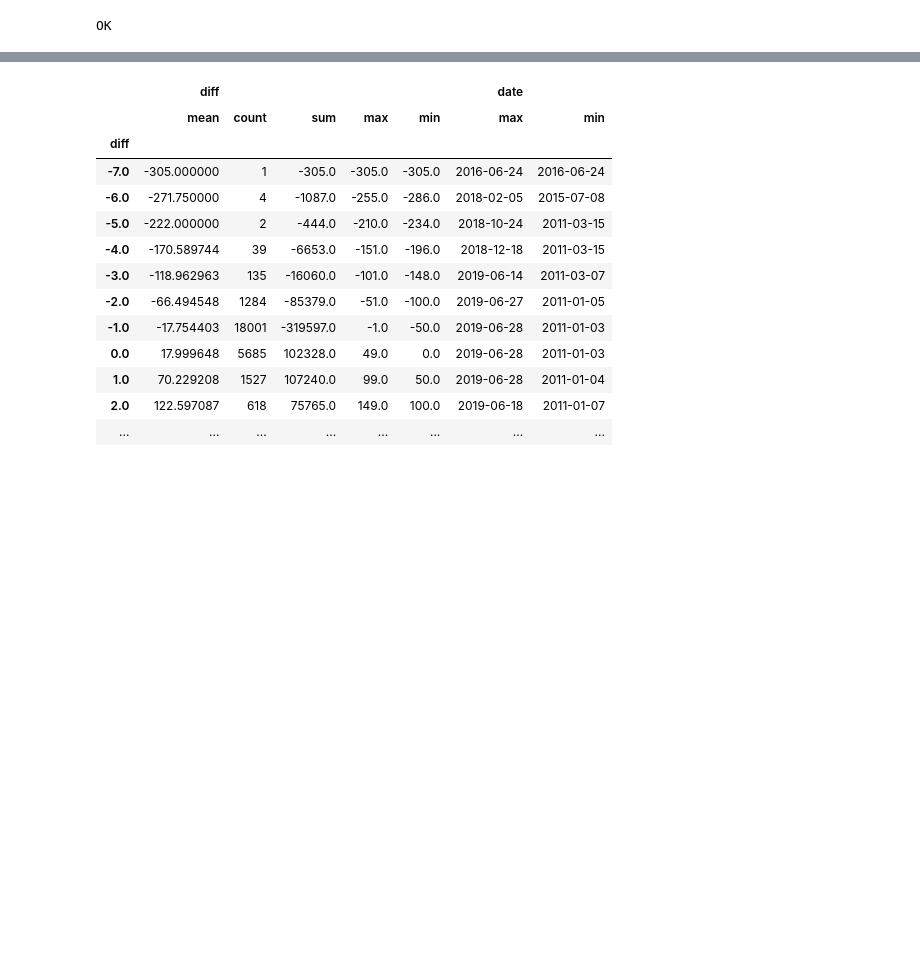
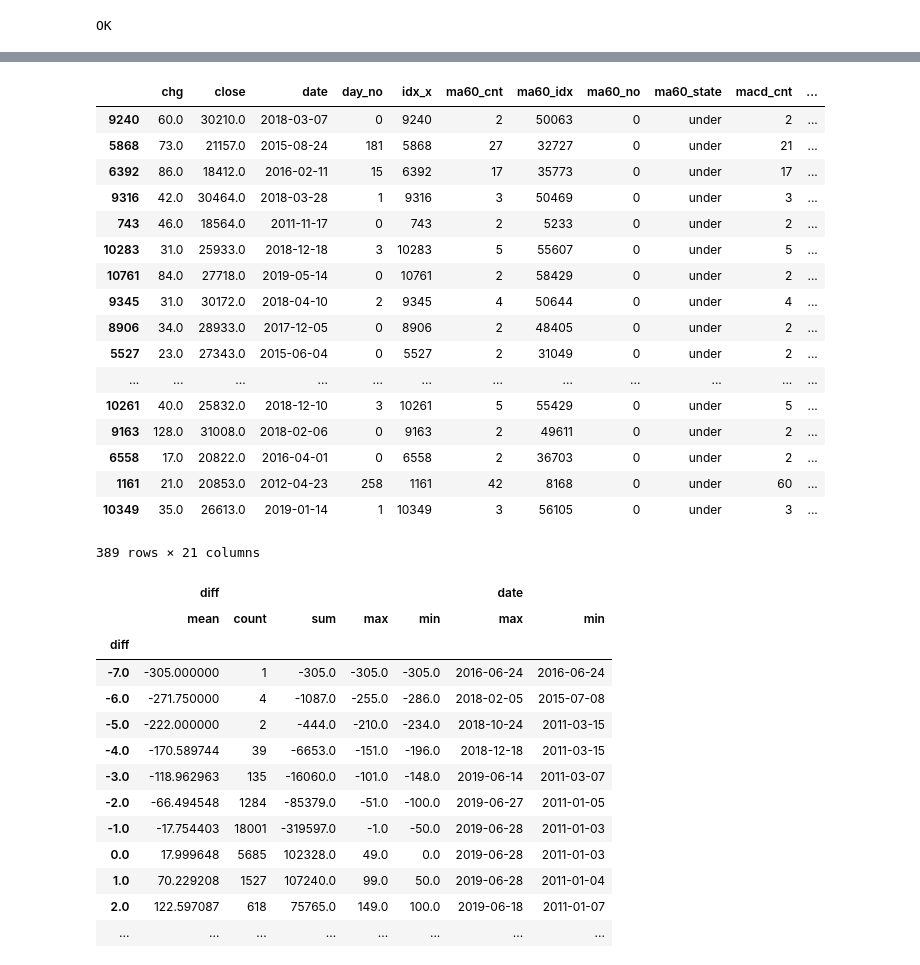
Before and after one commit to che7611/test2, a Jupyter notebook: bt_calc.ipynb, the cells around one changed output, grey strips where cells are left out. Saved outputs shown, nothing was run; the diff lists cells and outputs as text; code cells hidden in the pictures; blank space fills up the shorter version.

```diff
--- a/bt_calc.ipynb
+++ b/bt_calc.ipynb
@@ -415,0 +434,22 @@ std1.groupby('ma60_no').agg(calc)
+# %%
+cont=(std1.ma60_no==0) & (std1.state==1) & (std1.ma60_state=='under')
+std1[cont].sort_values('end_chg',ascending=False)
+# %% [output]
+|  | chg | close | date | day_no | idx_x | ma60_cnt | ma60_idx | ma60_no | ma60_state | macd_cnt | ... |
+| 9240 | 60.0 | 30210.0 | 2018-03-07 | 0 | 9240 | 2 | 50063 | 0 | under | 2 | ... |
+| 5868 | 73.0 | 21157.0 | 2015-08-24 | 181 | 5868 | 27 | 32727 | 0 | under | 21 | ... |
+| 6392 | 86.0 | 18412.0 | 2016-02-11 | 15 | 6392 | 17 | 35773 | 0 | under | 17 | ... |
+| 9316 | 42.0 | 30464.0 | 2018-03-28 | 1 | 9316 | 3 | 50469 | 0 | under | 3 | ... |
+| 743 | 46.0 | 18564.0 | 2011-11-17 | 0 | 743 | 2 | 5233 | 0 | under | 2 | ... |
+| 10283 | 31.0 | 25933.0 | 2018-12-18 | 3 | 10283 | 5 | 55607 | 0 | under | 5 | ... |
+| 10761 | 84.0 | 27718.0 | 2019-05-14 | 0 | 10761 | 2 | 58429 | 0 | under | 2 | ... |
+| 9345 | 31.0 | 30172.0 | 2018-04-10 | 2 | 9345 | 4 | 50644 | 0 | under | 4 | ... |
+| 8906 | 34.0 | 28933.0 | 2017-12-05 | 0 | 8906 | 2 | 48405 | 0 | under | 2 | ... |
+| 5527 | 23.0 | 27343.0 | 2015-06-04 | 0 | 5527 | 2 | 31049 | 0 | under | 2 | ... |
+| ... | ... | ... | ... | ... | ... | ... | ... | ... | ... | ... | ... |
+| 10261 | 40.0 | 25832.0 | 2018-12-10 | 3 | 10261 | 5 | 55429 | 0 | under | 5 | ... |
+| 9163 | 128.0 | 31008.0 | 2018-02-06 | 0 | 9163 | 2 | 49611 | 0 | under | 2 | ... |
+| 6558 | 17.0 | 20822.0 | 2016-04-01 | 0 | 6558 | 2 | 36703 | 0 | under | 2 | ... |
+| 1161 | 21.0 | 20853.0 | 2012-04-23 | 258 | 1161 | 42 | 8168 | 0 | under | 60 | ... |
+| 10349 | 35.0 | 26613.0 | 2019-01-14 | 1 | 10349 | 3 | 56105 | 0 | under | 3 | ... |
+389 rows × 21 columns
```
Also changed, not shown: parts of 9 cells of this notebook, 1 other file.
